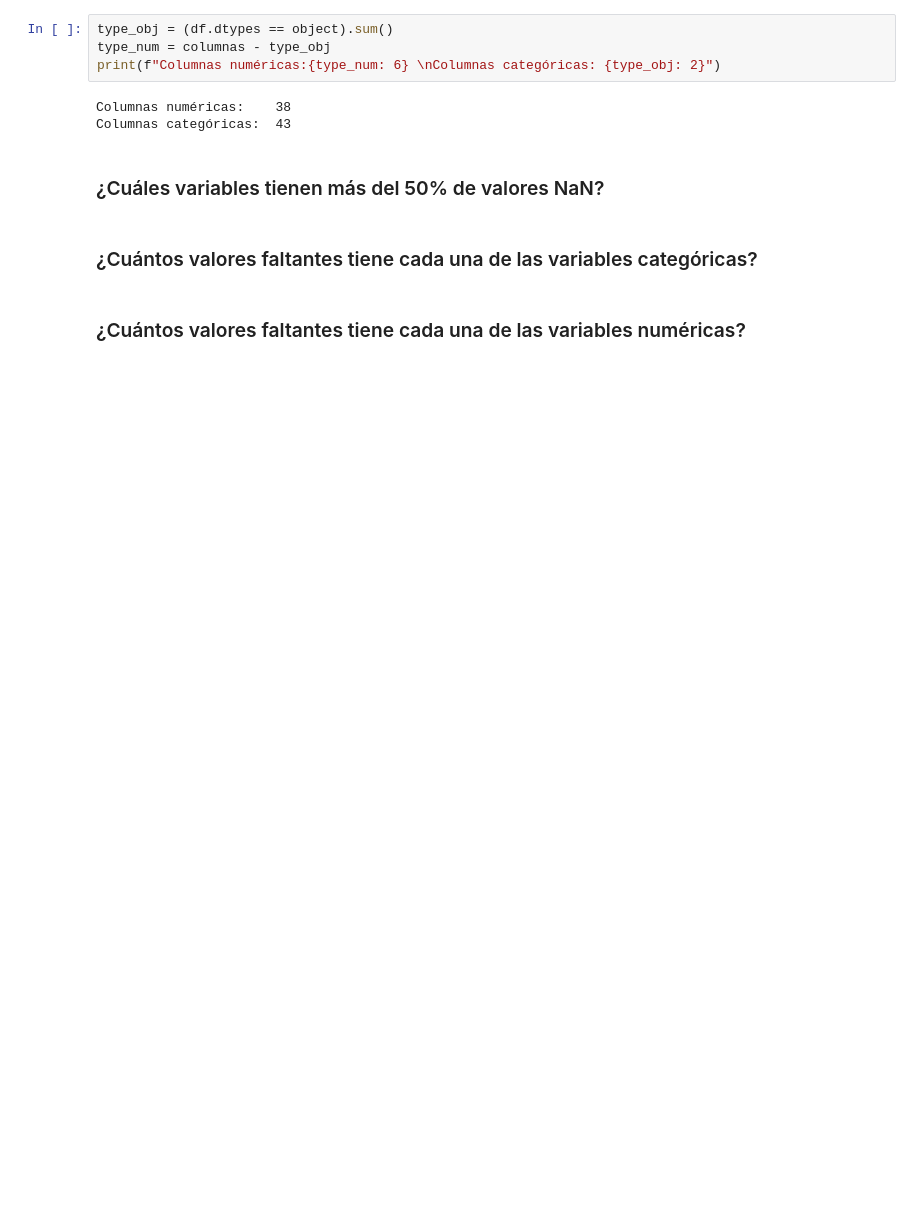
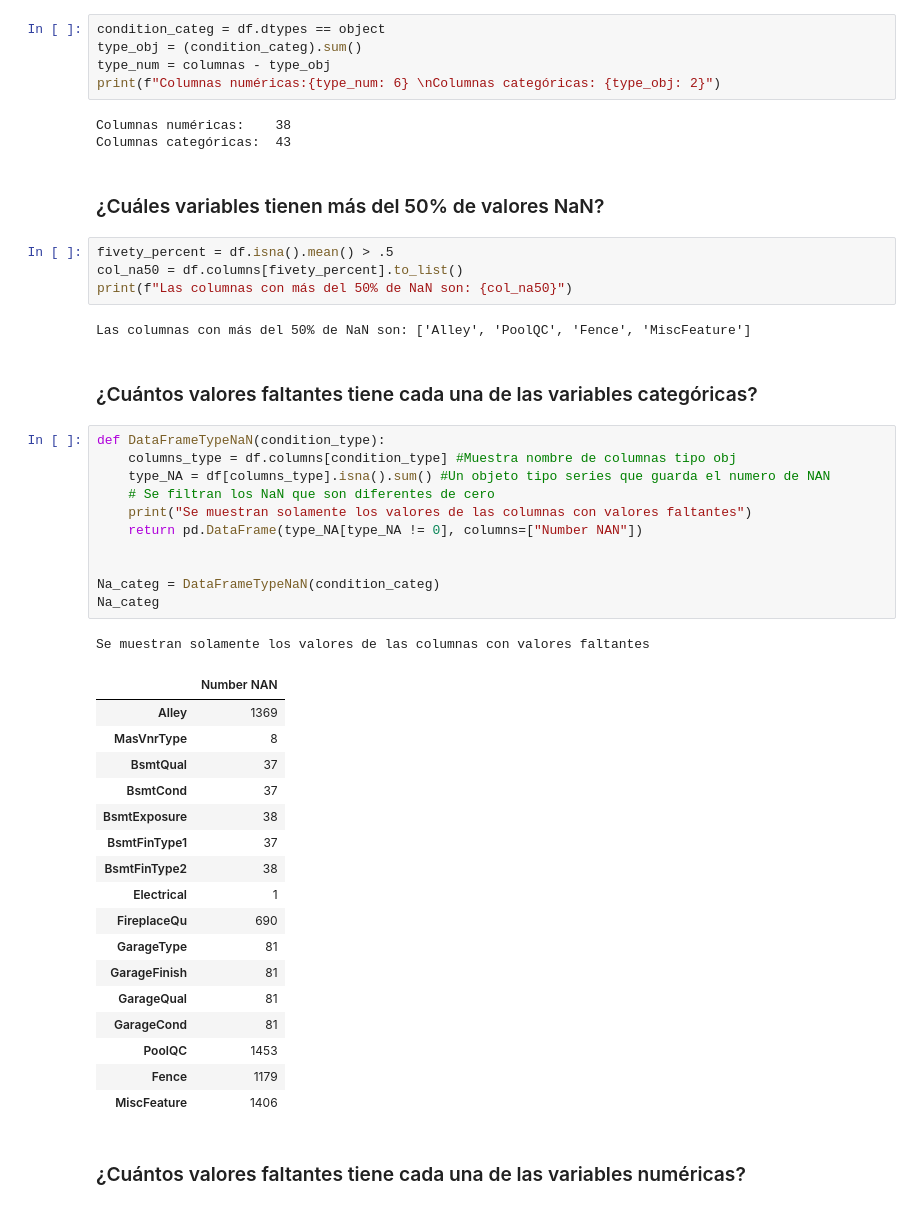
Before and after one commit to Giovanny-Encinia/SaturdaysAI, a Jupyter notebook: Challanges/Data-Challange-3-GiovannyEncinia.ipynb, the cells around one changed output. Drawn from its saved outputs; the diff is of its cells as text; blank space fills up the shorter version.

```diff
--- a/Challanges/Data-Challange-3-GiovannyEncinia.ipynb
+++ b/Challanges/Data-Challange-3-GiovannyEncinia.ipynb
@@ -47,7 +57,8 @@ df.describe().T
 # %% [markdown]
 ### ¿Cuántas columnas numéricas y cuántas columnas categóricas hay?
 # %%
-type_obj = (df.dtypes == object).sum()
+condition_categ = df.dtypes == object
+type_obj = (condition_categ).sum()
 type_num = columnas - type_obj
 print(f"Columnas numéricas:{type_num: 6} \nColumnas categóricas: {type_obj: 2}")
 # %% [output]
@@ -55,7 +66,43 @@ Columnas numéricas:    38
 Columnas categóricas:  43
 # %% [markdown]
 ### ¿Cuáles variables tienen más del 50% de valores NaN?
+# %%
+fivety_percent = df.isna().mean() > .5
+col_na50 = df.columns[fivety_percent].to_list()
+print(f"Las columnas con más del 50% de NaN son: {col_na50}")
+# %% [output]
+Las columnas con más del 50% de NaN son: ['Alley', 'PoolQC', 'Fence', 'MiscFeature']
 # %% [markdown]
 ### ¿Cuántos valores faltantes tiene cada una de las variables categóricas?
+# %%
+def DataFrameTypeNaN(condition_type):
+    columns_type = df.columns[condition_type] #Muestra nombre de columnas tipo obj
+    type_NA = df[columns_type].isna().sum() #Un objeto tipo series que guarda el numero de NAN
+    # Se filtran los NaN que son diferentes de cero
+    print("Se muestran solamente los valores de las columnas con valores faltantes")
+    return pd.DataFrame(type_NA[type_NA != 0], columns=["Number NAN"])
+
+
+Na_categ = DataFrameTypeNaN(condition_categ)
+Na_categ
+# %% [output]
+Se muestran solamente los valores de las columnas con valores faltantes
+|  | Number NAN |
+| Alley | 1369 |
+| MasVnrType | 8 |
+| BsmtQual | 37 |
+| BsmtCond | 37 |
+| BsmtExposure | 38 |
+| BsmtFinType1 | 37 |
+| BsmtFinType2 | 38 |
+| Electrical | 1 |
+| FireplaceQu | 690 |
+| GarageType | 81 |
+| GarageFinish | 81 |
+| GarageQual | 81 |
+| GarageCond | 81 |
+| PoolQC | 1453 |
+| Fence | 1179 |
+| MiscFeature | 1406 |
 # %% [markdown]
 ### ¿Cuántos valores faltantes tiene cada una de las variables numéricas?
```
Also changed, not shown: parts of 13 cells of this notebook.
